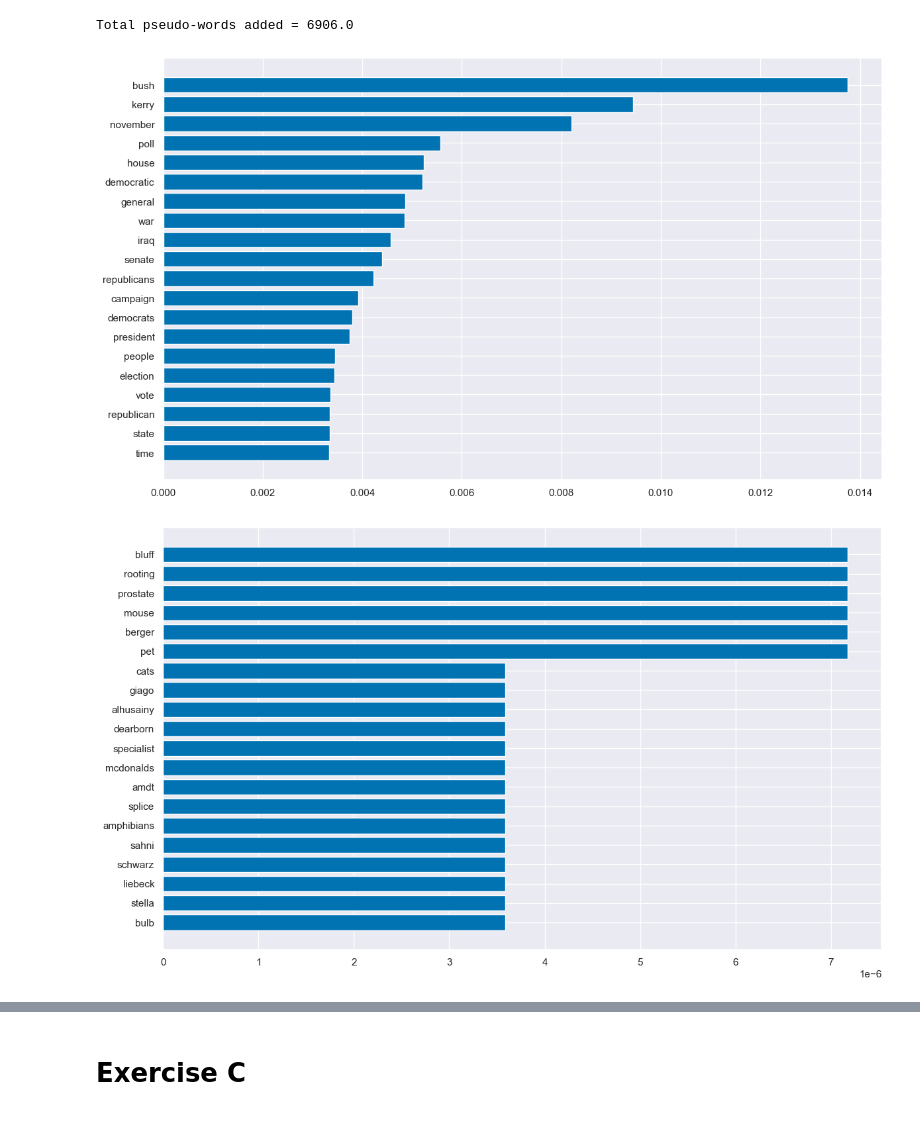
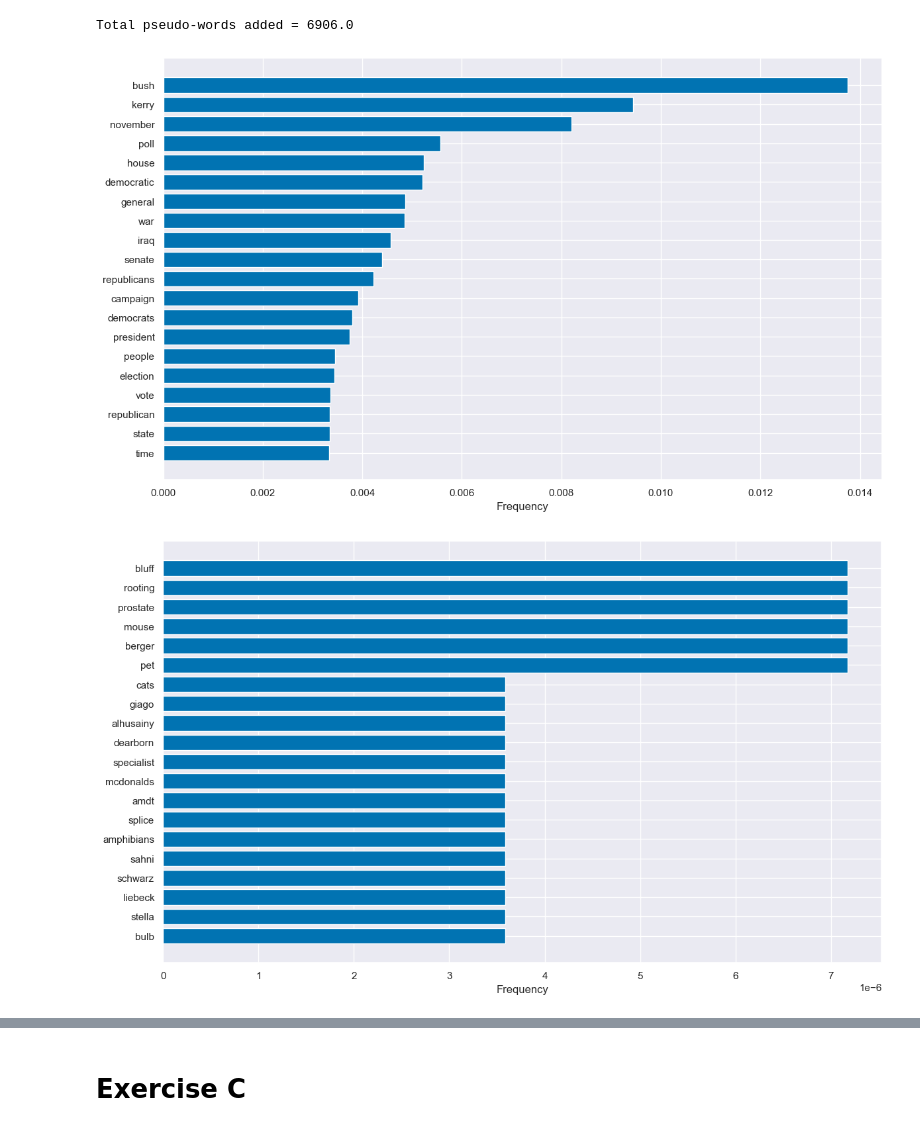
Before and after one commit to ofs416/Probabilistic_Machine_Learning, a Jupyter notebook: Coursework3/coursework3.ipynb, the cells around one changed output, grey strips where cells are left out. Saved outputs shown, nothing was run; the diff lists cells and outputs as text; code cells hidden in the pictures.

```diff
--- a/Coursework3/coursework3.ipynb
+++ b/Coursework3/coursework3.ipynb
@@ -31,10 +49,7 @@ D = np.max(A[:, 0])  # number of documents in A
 word_counts = np.zeros(W)
 # Populate the count matrices by looping over documents
 for d in range(D):
-    training_documents = np.where(A[:, 0] == d+1)  # get all occurrences of document d in the training data
-    w = np.array(A[training_documents, 1])  # number of unique words in document d
-    c = np.array(A[training_documents, 2])  # counts of words in document d
-    word_counts[w-1] += c  # number of times w is assigned to component k
+    pop_count_matrices(word_counts, A, d+1)
 # %%
 no_words = np.sum(word_counts).astype(int)
 word_freq = word_counts / no_words
@@ -76,16 +97,21 @@ posterior_word_freq = posterior_word_counts / np.sum(posterior_word_counts)
 # %%
 top_20_ids = np.argsort(posterior_word_freq)[-20:]
 top_20_freq = posterior_word_freq[top_20_ids]
 top_20_words = [word[0] for word in V[top_20_ids, 0]]
 plt.barh(top_20_words, top_20_freq)
+plt.xlabel('Frequency')
+plt.savefig('Figures/Exb_top20.png', format="png", dpi=500, bbox_inches="tight")
 plt.show()
+plt.close()
+
+bot_20_ids = np.argsort(posterior_word_freq)[:20]
+bot_20_freq = posterior_word_freq[bot_20_ids]
+bot_20_words = [word[0] for word in V[bot_20_ids, 0]]
+plt.barh(bot_20_words, bot_20_freq)
+plt.xlabel('Frequency')
+plt.savefig('Figures/Exb_bot20.png', format="png", dpi=500, bbox_inches="tight")
+plt.show()
+plt.close()
 # %% [output]
-[figure, old version]
+[figure, new version]
+[figure, added]
-# %%
-bot_20_ids = np.argsort(posterior_word_freq)[:20]
-bot_20_freq = posterior_word_freq[bot_20_ids]
-bot_20_words = [word[0] for word in V[bot_20_ids, 0]]
-plt.barh(bot_20_words, bot_20_freq)
-plt.show()
-# %% [output]
-[figure, removed]
```
Also changed, not shown: parts of 21 cells of this notebook, 9 other files.
